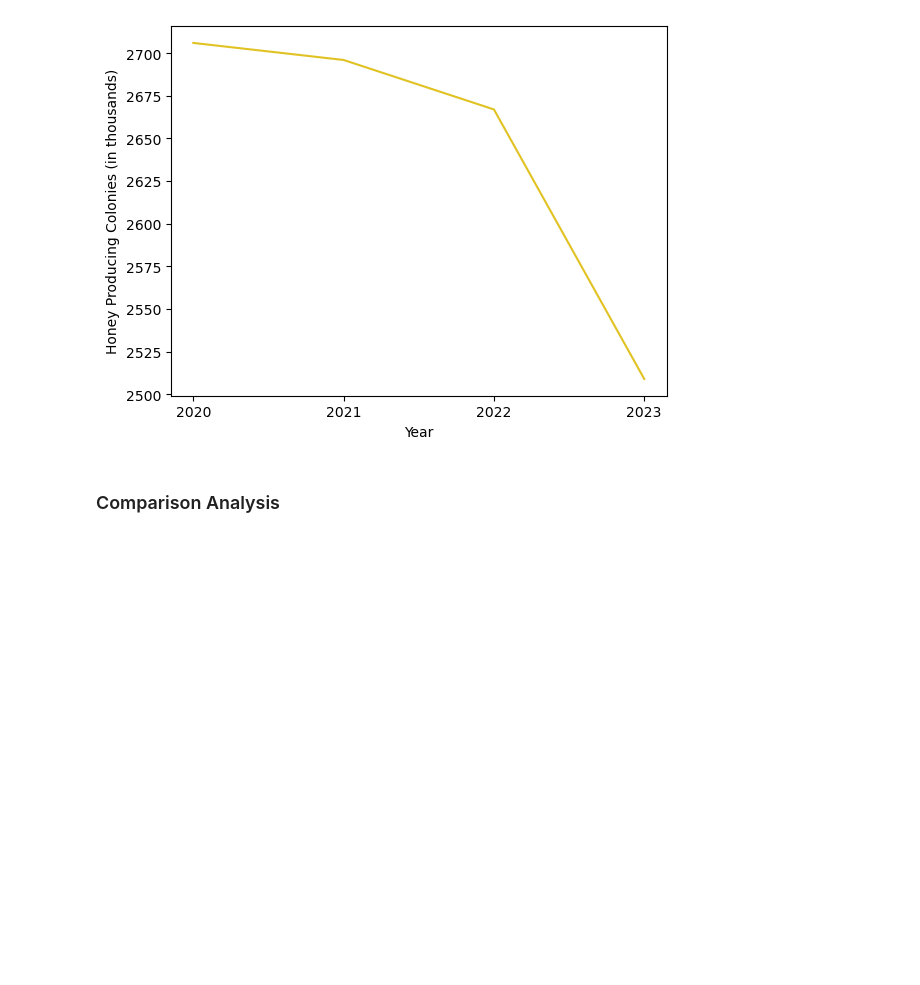
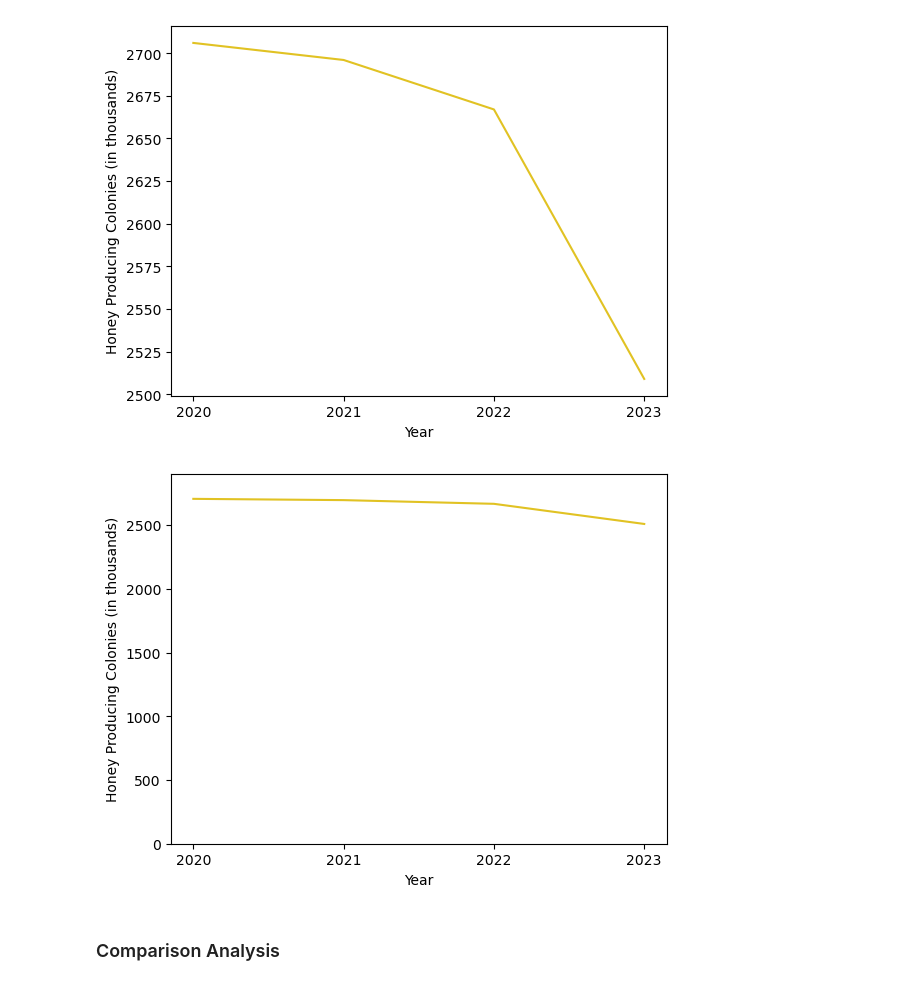
Before and after one commit to aubreepiep/bumble-vs-honeybees, a Jupyter notebook: notebooks/Capstone.ipynb, the cells around one changed output. Cells and saved outputs as stored; diff of their text form; code cells hidden in the pictures; blank space fills up the shorter version.

Commit message:
0108 chart update

```diff
--- a/notebooks/Capstone.ipynb
+++ b/notebooks/Capstone.ipynb
@@ -238,6 +240,15 @@ plt.ylabel("Honey Producing Colonies (in thousands)")
 plt.xlabel('Year');
 # %% [output]
 [figure]
+# %%
+#chart with y axis starting at 0
+sns.lineplot(data = honey.loc[honey['state'] == "United States 6 7"], x = 'year', y = 'honey_producing_colonies_1000s', color = "#E1C223")
+plt.xticks([2020,2021,2022,2023])
+plt.ylabel("Honey Producing Colonies (in thousands)")
+plt.xlabel('Year')
+plt.ylim(0,2900);
+# %% [output]
+[figure, added]
 # %% [markdown]
 ### Comparison Analysis
 # %% [markdown]
```
Also changed, not shown: parts of 7 cells of this notebook.
